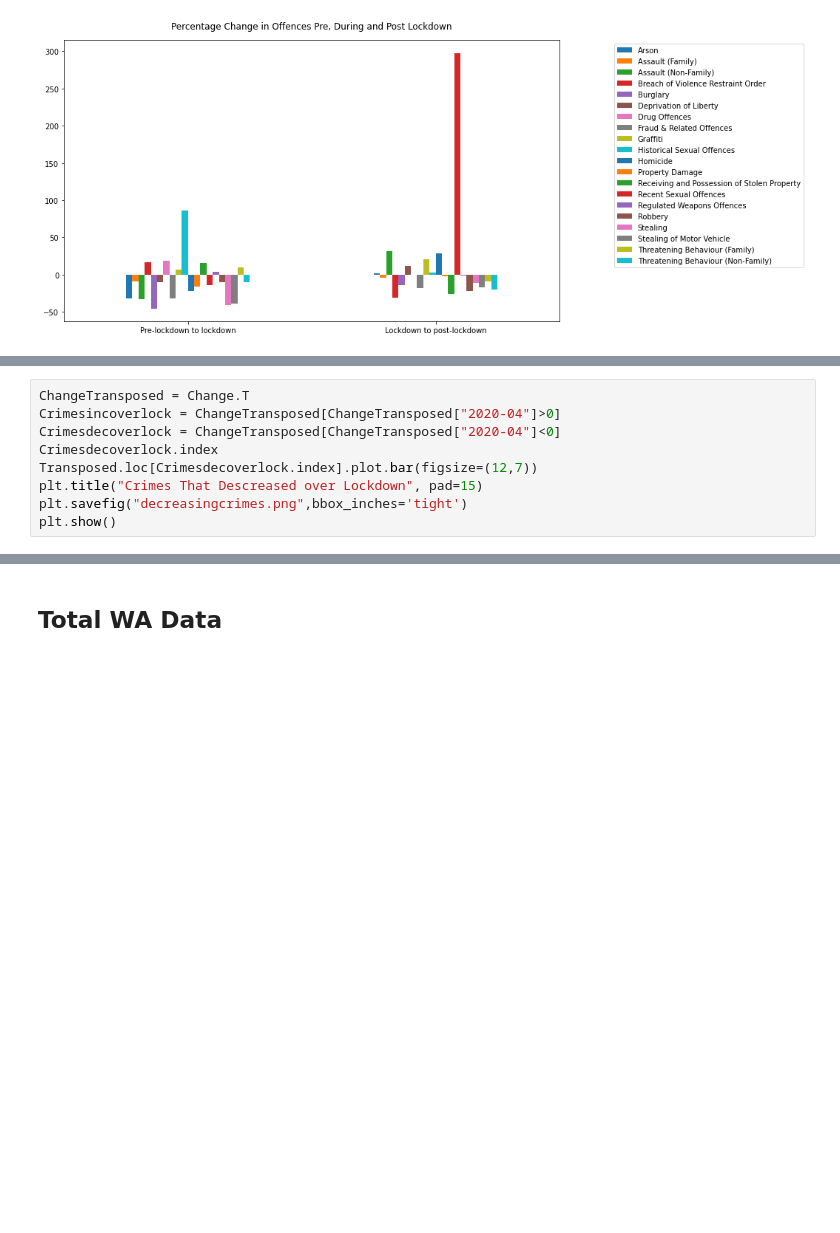
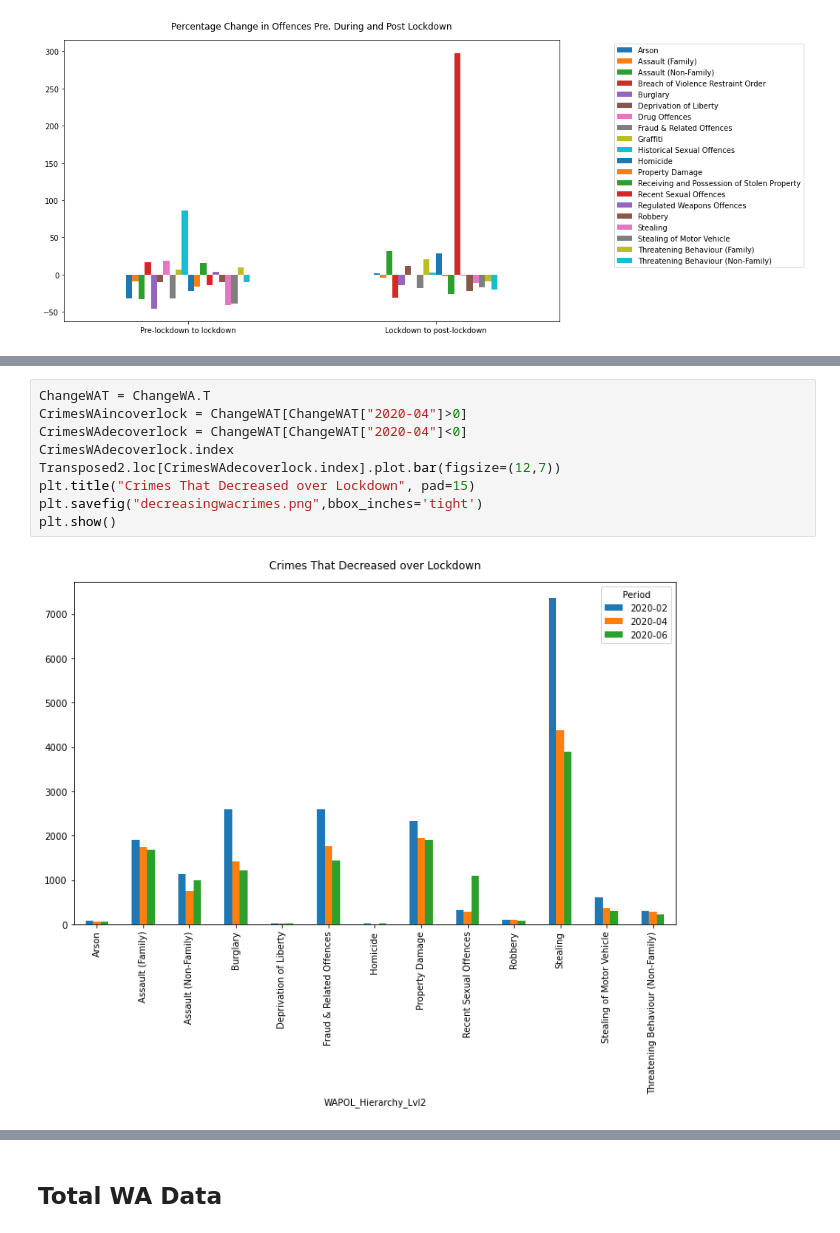
Before and after one commit to FernB/WACrimeRatesCovid19, a Jupyter notebook: WACrimeStatistics.ipynb, the cells around one changed output, grey strips where cells are left out. Saved outputs shown, nothing was run; the diff lists cells and outputs as text; blank space fills up the shorter version.

```diff
--- a/WACrimeStatistics.ipynb
+++ b/WACrimeStatistics.ipynb
@@ -577,9 +623,11 @@ plt.show()
 # %%
-ChangeTransposed = Change.T
-Crimesincoverlock = ChangeTransposed[ChangeTransposed["2020-04"]>0]
-Crimesdecoverlock = ChangeTransposed[ChangeTransposed["2020-04"]<0]
-Crimesdecoverlock.index
-Transposed.loc[Crimesdecoverlock.index].plot.bar(figsize=(12,7))
-plt.title("Crimes That Descreased over Lockdown", pad=15)
-plt.savefig("decreasingcrimes.png",bbox_inches='tight')
+ChangeWAT = ChangeWA.T
+CrimesWAincoverlock = ChangeWAT[ChangeWAT["2020-04"]>0]
+CrimesWAdecoverlock = ChangeWAT[ChangeWAT["2020-04"]<0]
+CrimesWAdecoverlock.index
+Transposed2.loc[CrimesWAdecoverlock.index].plot.bar(figsize=(12,7))
+plt.title("Crimes That Decreased over Lockdown", pad=15)
+plt.savefig("decreasingwacrimes.png",bbox_inches='tight')
 plt.show()
+# %% [output]
+[figure, added]
```
Also changed, not shown: parts of 5 cells of this notebook.
